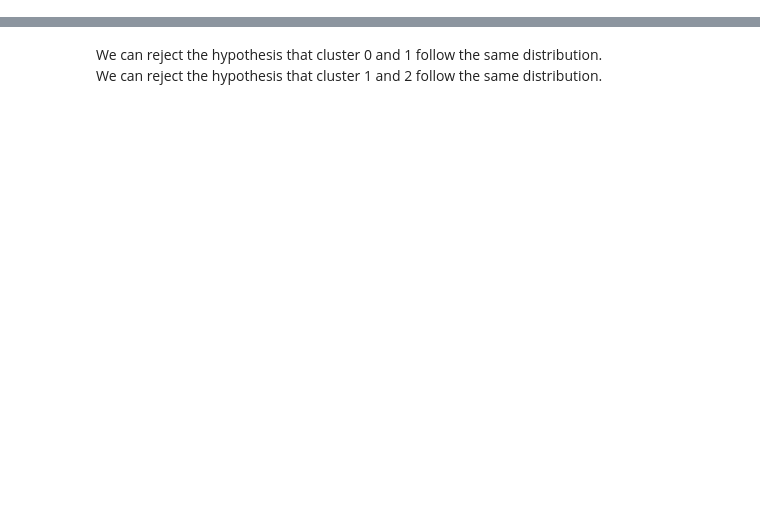
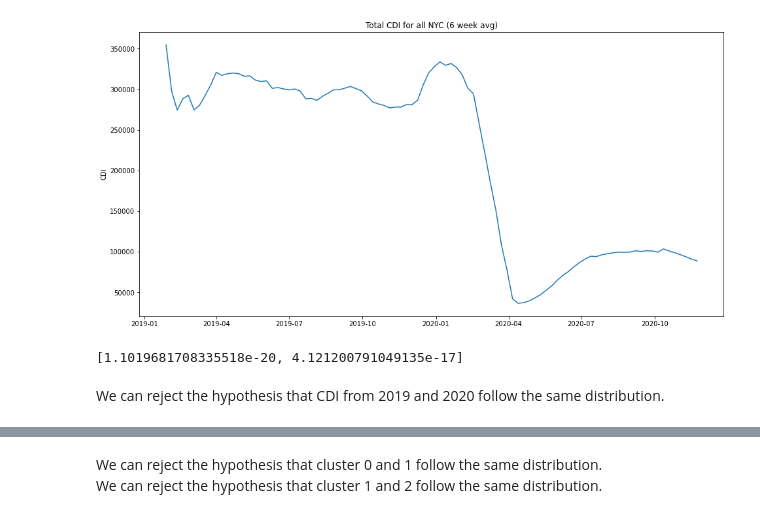
Before and after one commit to cpcarey/nyu-cusp-food-access, a Jupyter notebook: notebooks/test_cdi.ipynb, the cells around one changed output, grey strips where cells are left out. Cells and saved outputs as stored; diff of their text form; code cells hidden in the pictures; blank space fills up the shorter version.

Commit message:
Complete hypothesis testing on CDI distributions.

```diff
--- a/notebooks/test_cdi.ipynb
+++ b/notebooks/test_cdi.ipynb
@@ -19,3 +20,15 @@ def test(df, metric, attr, class1, class2):
     t_results = stats.ttest_ind(df1[metric].dropna(), df2[metric].dropna())
     ks_results = stats.ks_2samp(df1[metric].dropna(), df2[metric].dropna())
     return [t_results.pvalue, ks_results.pvalue]
+# %%
+cdi_total_df = pd.read_csv('./exports/cdi/total_all.csv')
+repair_dates(cdi_total_df)
+cdi_total_df['week'] = cdi_total_df['date_range_start'].dt.week
+# %%
+fig, ax = plt.subplots(figsize=(16, 8))
+ax.plot(cdi_total_df['date_range_start'], cdi_total_df['cdi'])
+ax.set_title('Total CDI for all NYC (6 week avg)')
+ax.set_ylabel('CDI')
+plt.show()
+# %% [output]
+[figure, added]
@@ -22,3 +38,9 @@ def test(df, metric, attr, class1, class2):
+# %%
+test(cdi_total_df, 'cdi', 'year', 2019, 2020)
+# %% [output]
+[1.1019681708335518e-20, 4.121200791049135e-17]
+# %% [markdown]
+We can reject the hypothesis that CDI from 2019 and 2020 follow the same distribution.
 # %%
 cdi_cluster_df = pd.read_csv('./exports/cdi/total_by_cluster.csv')
 repair_dates(cdi_cluster_df)
```
Also changed, not shown: parts of 6 cells of this notebook, 4 other files.
